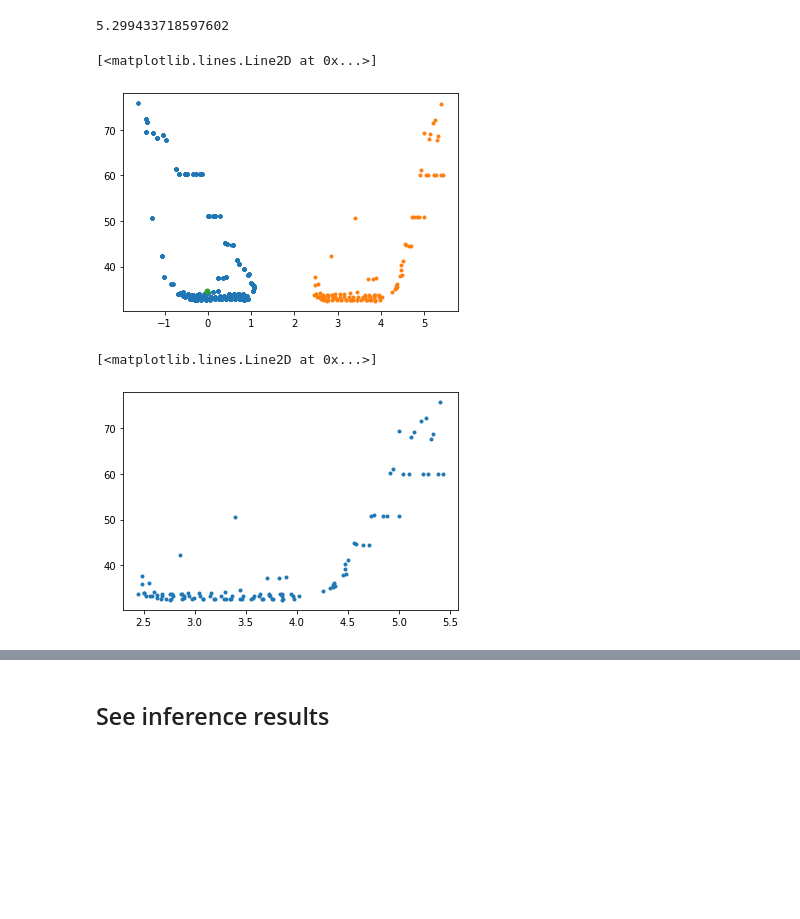
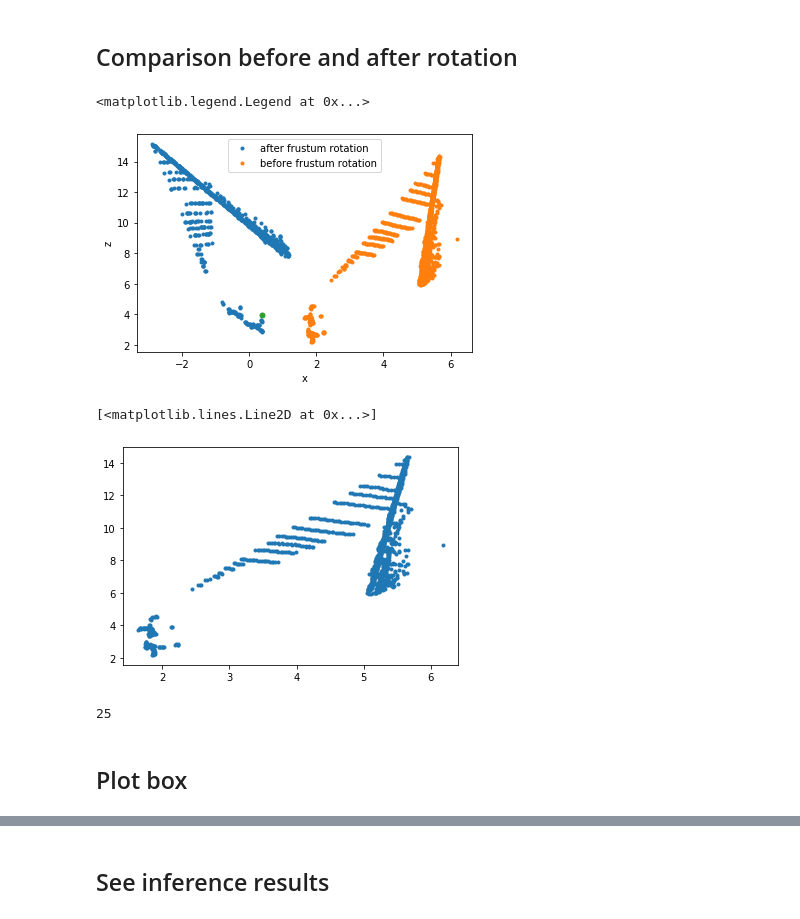
Before and after one commit to kanhua/lyft-3d-main, a Jupyter notebook: Visualize frustum from frustum-pointnet provider(kitti).ipynb, the cells around one changed output, grey strips where cells are left out. Cells and saved outputs as stored; diff of their text form; code cells hidden in the pictures; blank space fills up the shorter version.

```diff
--- a/Visualize frustum from frustum-pointnet provider(kitti).ipynb
+++ b/Visualize frustum from frustum-pointnet provider(kitti).ipynb
@@ -69,0 +31,3 @@ rot_angle
+# %%
+data_idx=30
+dataset[data_idx]
@@ -70,7 +51,3 @@ rot_angle
 # %%
 def rad2deg(radius):
     return radius*180/np.pi
-# %%
-rad2deg(rot_angle)
-# %% [output]
-5.299433718597602
@@ -79,15 +54,29 @@ seg=seg.astype(bool)
+# %%
+pointset=dataset[data_idx][0]
+box3d_center=dataset[data_idx][2]
 # %%
-pointset_before_transformation=dataset.input_list[1]
+pointset_before_transformation=dataset.input_list[data_idx]
+# %% [markdown]
+## Comparison before and after rotation
 # %%
-plt.plot(pointset[:,0],pointset[:,2],'.')
-plt.plot(pointset_before_transformation[:,0],pointset_before_transformation[:,2],'.')
+plt.plot(pointset[:,0],pointset[:,2],'.',label="after frustum rotation")
+plt.plot(pointset_before_transformation[:,0],pointset_before_transformation[:,2],'.',label="before frustum rotation")
 #plt.plot(pointset[seg,0],pointset[seg,2],'.')
 plt.plot(box3d_center[0],box3d_center[2],'.',markersize=10)
+plt.xlabel("x")
+plt.ylabel("z")
+plt.legend()
 # %% [output]
-[<matplotlib.lines.Line2D at 0x...>]
+<matplotlib.legend.Legend at 0x...>
-[figure, old version]
+[figure, new version]
 # %%
 plt.plot(pointset_before_transformation[:,0],pointset_before_transformation[:,2],'.')
 # %% [output]
 [<matplotlib.lines.Line2D at 0x...>]
-[figure, old version]
+[figure, new version]
+# %%
+dataset.id_list[data_idx]
+# %% [output]
+25
+# %% [markdown]
+## Plot box
```
Also changed, not shown: parts of 30 cells of this notebook, 4 other files.
